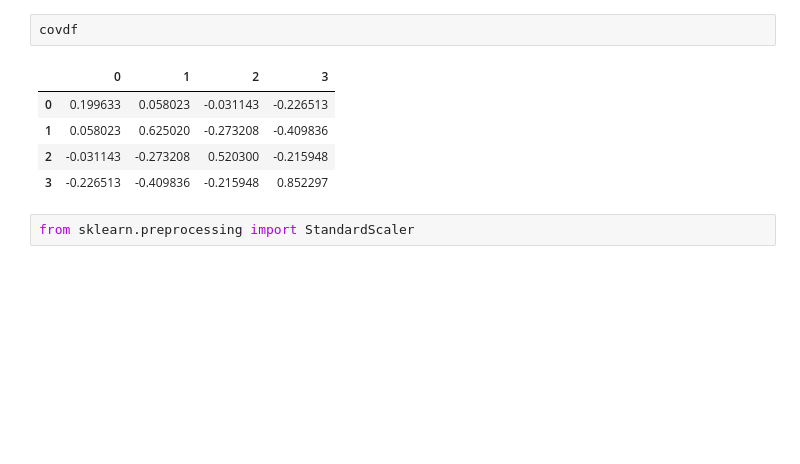
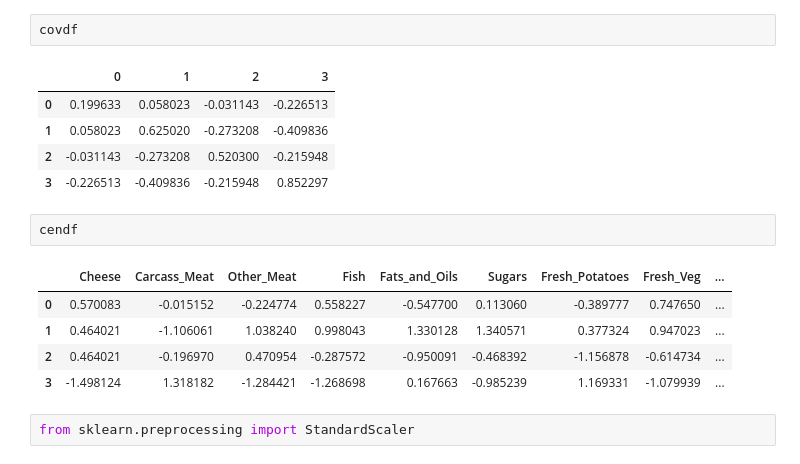
Before and after one commit to jazzathoth/AB-Demo, a Jupyter notebook: Linear_Algebra_Sprint_Challenge.ipynb, the cells around one changed output. Drawn from its saved outputs; the diff is of its cells as text; blank space fills up the shorter version.

```diff
--- a/Linear_Algebra_Sprint_Challenge.ipynb
+++ b/Linear_Algebra_Sprint_Challenge.ipynb
@@ -253,6 +253,14 @@ covdf
 | 1 | 0.058023 | 0.625020 | -0.273208 | -0.409836 |
 | 2 | -0.031143 | -0.273208 | 0.520300 | -0.215948 |
 | 3 | -0.226513 | -0.409836 | -0.215948 | 0.852297 |
+# %%
+cendf
+# %% [output]
+|  | Cheese | Carcass_Meat | Other_Meat | Fish | Fats_and_Oils | Sugars | Fresh_Potatoes | Fresh_Veg | ... |
+| 0 | 0.570083 | -0.015152 | -0.224774 | 0.558227 | -0.547700 | 0.113060 | -0.389777 | 0.747650 | ... |
+| 1 | 0.464021 | -1.106061 | 1.038240 | 0.998043 | 1.330128 | 1.340571 | 0.377324 | 0.947023 | ... |
+| 2 | 0.464021 | -0.196970 | 0.470954 | -0.287572 | -0.950091 | -0.468392 | -1.156878 | -0.614734 | ... |
+| 3 | -1.498124 | 1.318182 | -1.284421 | -1.268698 | 0.167663 | -0.985239 | 1.169331 | -1.079939 | ... |
 # %%
 from sklearn.preprocessing import StandardScaler
 # %%
```
Also changed, not shown: parts of 7 cells of this notebook.
